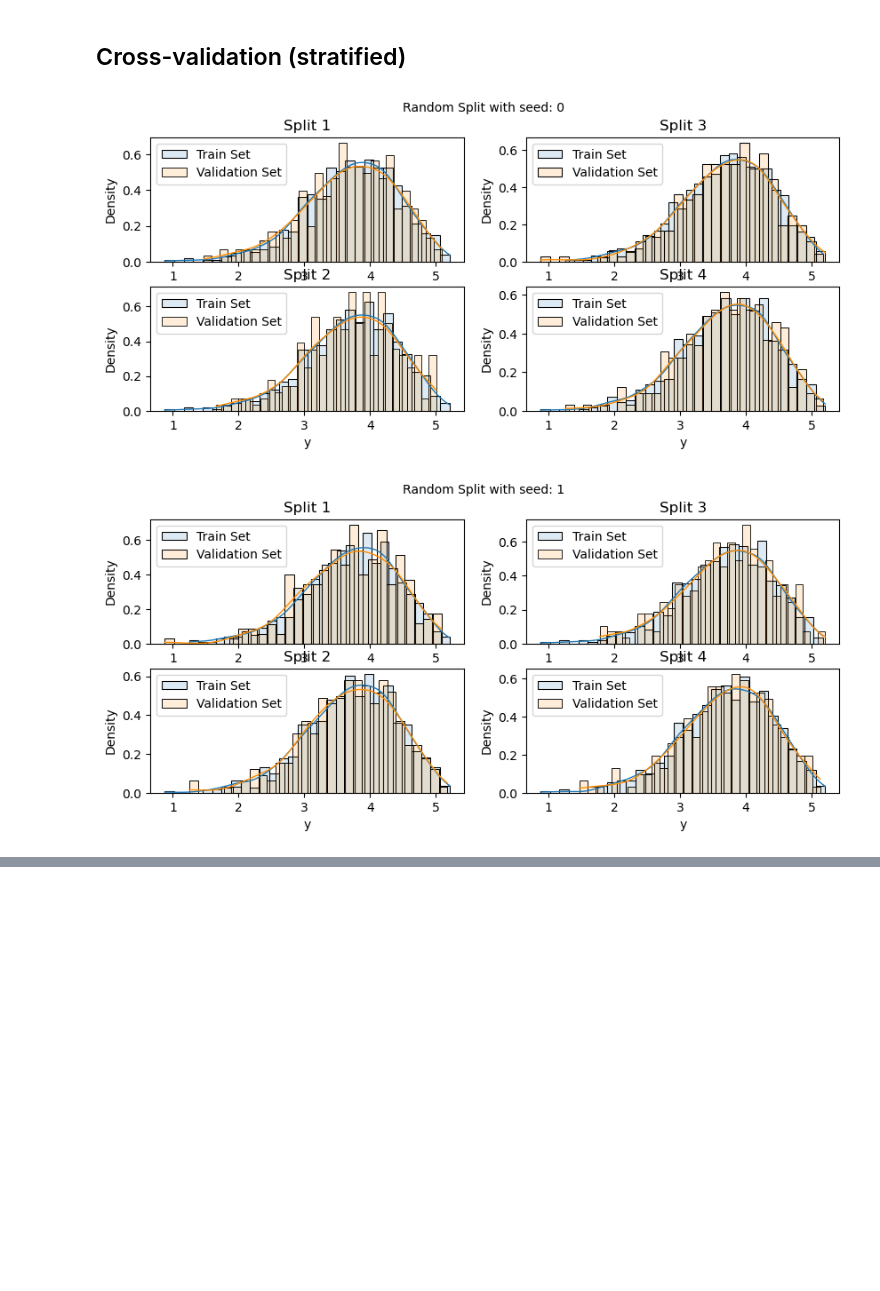
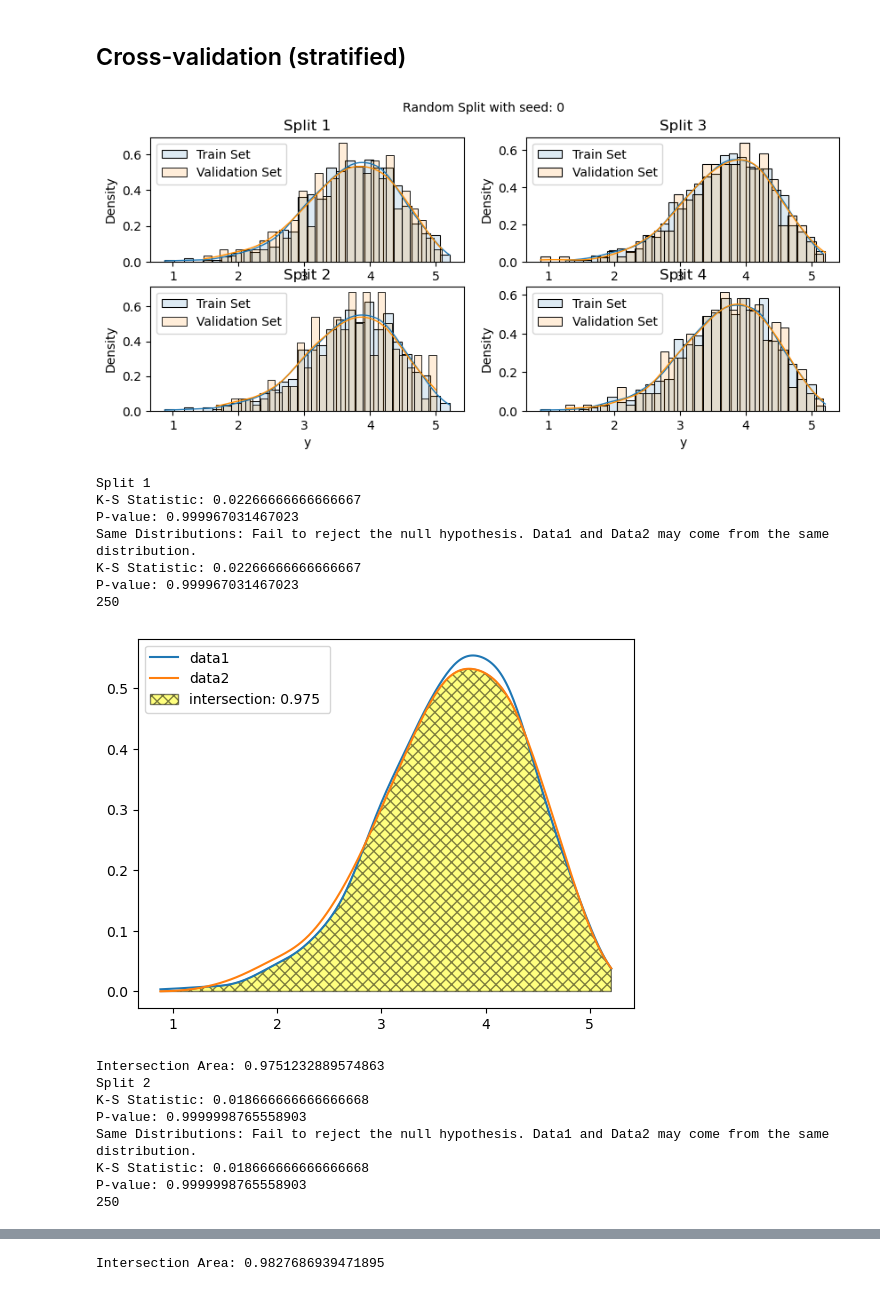
Before and after one commit to annegriddl/slds_stratification, a Jupyter notebook: Simulations/Experiments4 Final SetUp RF/descriptive_analysis_stratificaiton.ipynb, the cells around one changed output, grey strips where cells are left out. Cells and saved outputs as stored; diff of their text form; code cells hidden in the pictures; blank space fills up the shorter version.

```diff
--- a/Simulations/Experiments4 Final SetUp RF/descriptive_analysis_stratificaiton.ipynb
+++ b/Simulations/Experiments4 Final SetUp RF/descriptive_analysis_stratificaiton.ipynb
@@ -90,20 +90,0 @@ Same Distributions: Fail to reject the null hypothesis. Data1 and Data2 may come
-# %%
-# 2. Test if train and test split come from same distribution.
-# ceate data follwing exponential distribution
-from scipy.stats import expon
-y_expon = expon.rvs(size=n_train, random_state=seed)
-
-from scipy.stats import ks_2samp
-# Perform the Kolmogorov-Smirnov test
-statistic, p_value = ks_2samp(train.df['y'],y_expon)
-
-# Print the results
-print("K-S Statistic:", statistic)
-print("P-value:", p_value)
-
-# Interpret the results
-alpha = 0.05
-if p_value > alpha:
-    print("Same Distributions: Fail to reject the null hypothesis. Data1 and Data2 may come from the same distribution.")
-else:
-    print("Differetn Distributions: Reject the null hypothesis. Data1 and Data2 likely come from different distributions.")
@@ -203,2 +140,0 @@ data.shape
-# %%
-data = np.concatenate((train.df['y'], y_expon), axis=0)
@@ -210,4 +140,0 @@ print(train.df['y'].shape)
-# %%
-# concaternate train['y] and expon_y columwise
-data = np.column_stack((train.df['y'], y_expon))
-data.shape
@@ -240,6 +282,6 @@ plt.legend()
 # %%
 for i in range(1):
-    cv_splits = list(KFold(n_folds, shuffle=True, random_state=i).split(train.df['y']))
-    fold_visualizer(data=train.df['y'], fold_idxs=cv_splits, seed_num=i)
+    cv_splits_random = list(KFold(n_folds, shuffle=True, random_state=i).split(train.df['y']))
+    results_random_split = fold_visualizer(data=train.df['y'], fold_idxs=cv_splits_random, seed_num=i)
 # %% [output]
 [figure]
@@ -246,9 +324,24 @@ for i in range(1):
 # %% [markdown]
 ## Cross-validation (stratified)
 # %%
-for i in range(5):
-    cv_splits = create_cont_folds(y=train.df['y'], n_folds=n_folds, n_groups=n_groups, seed=i)
-    fold_visualizer(data=train.df['y'], fold_idxs=cv_splits, seed_num=i)
+for i in range(1):
+    cv_splits_stratified = create_cont_folds(y=train.df['y'], n_folds=n_folds, n_groups=n_groups, seed=i)
+    results_stratified = fold_visualizer(data=train.df['y'], fold_idxs=cv_splits_stratified, seed_num=i)
 # %% [output]
 [figure]
+Split 1
+K-S Statistic: 0.02266666666666667
+P-value: 0.999967031467023
+Same Distributions: Fail to reject the null hypothesis. Data1 and Data2 may come from the same distribution.
+K-S Statistic: 0.02266666666666667
+P-value: 0.999967031467023
+250
-[figure, old version]
+[figure, new version]
+Intersection Area: 0.9751232889574863
+Split 2
+K-S Statistic: 0.018666666666666668
+P-value: 0.9999998765558903
+Same Distributions: Fail to reject the null hypothesis. Data1 and Data2 may come from the same distribution.
+K-S Statistic: 0.018666666666666668
+P-value: 0.9999998765558903
+250
@@ -257,0 +367 @@ for i in range(5):
+Intersection Area: 0.9827686939471895
```
Also changed, not shown: parts of 22 cells of this notebook, 1 other file.
